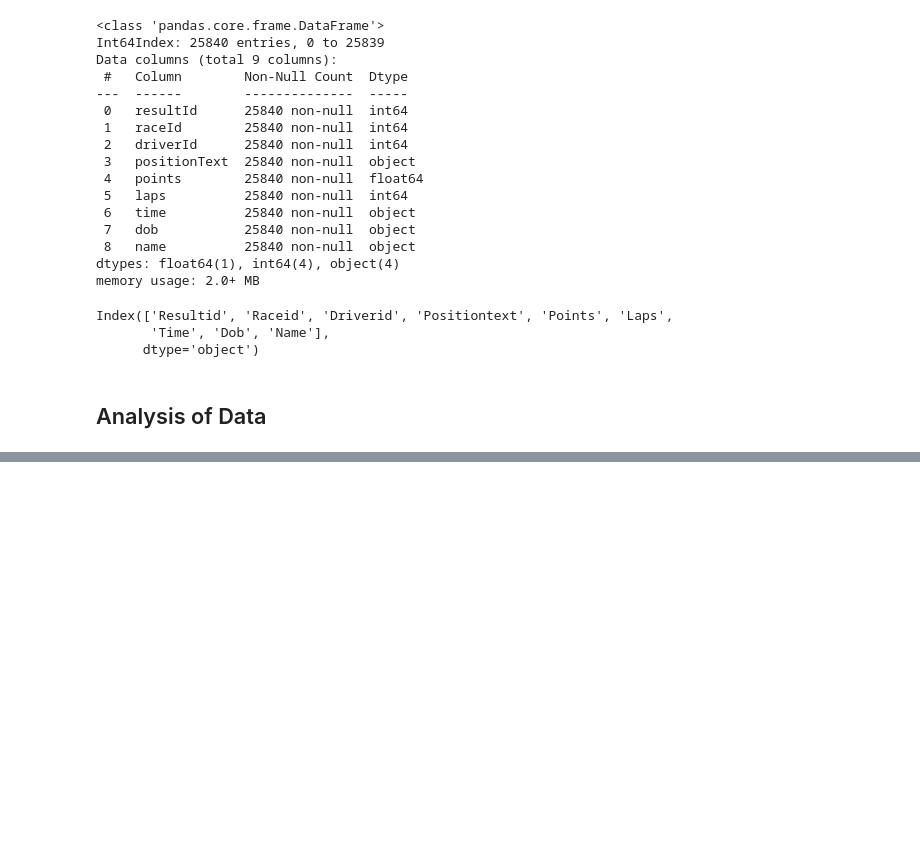
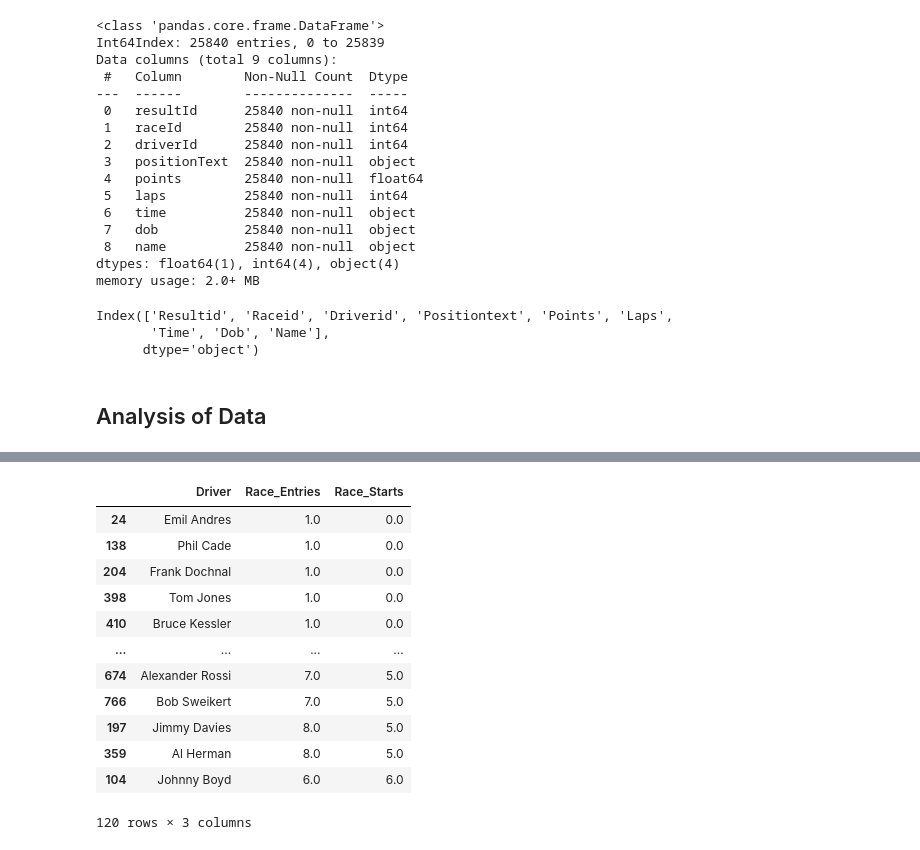
Before and after one commit to Ballyk101/UCDPA_JohnCronly, a Jupyter notebook: F1_Drivers_1952_to_2022.ipynb, the cells around one changed output, grey strips where cells are left out. Cells and saved outputs as stored; diff of their text form; code cells hidden in the pictures; blank space fills up the shorter version.

```diff
--- a/F1_Drivers_1952_to_2022.ipynb
+++ b/F1_Drivers_1952_to_2022.ipynb
@@ -475,0 +467,17 @@ AttributeError: 'Series' object has no attribute 'row'
+# %%
+usdr=new_us.sort_values(by=["Race_Starts","Race_Entries"],ascending=True)
+usdr.head(120)
+# %% [output]
+|  | Driver | Race_Entries | Race_Starts |
+| 24 | Emil Andres | 1.0 | 0.0 |
+| 138 | Phil Cade | 1.0 | 0.0 |
+| 204 | Frank Dochnal | 1.0 | 0.0 |
+| 398 | Tom Jones | 1.0 | 0.0 |
+| 410 | Bruce Kessler | 1.0 | 0.0 |
+| ... | ... | ... | ... |
+| 674 | Alexander Rossi | 7.0 | 5.0 |
+| 766 | Bob Sweikert | 7.0 | 5.0 |
+| 197 | Jimmy Davies | 8.0 | 5.0 |
+| 359 | Al Herman | 8.0 | 5.0 |
+| 104 | Johnny Boyd | 6.0 | 6.0 |
+120 rows × 3 columns
```
Also changed, not shown: parts of 10 cells of this notebook.
